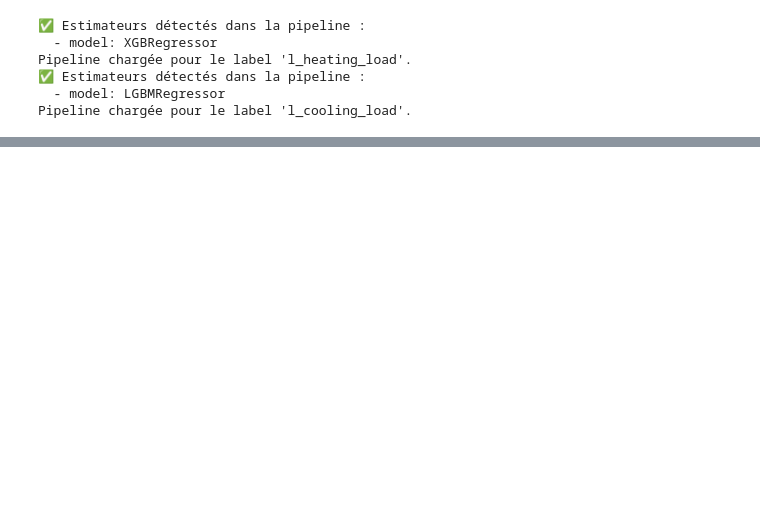
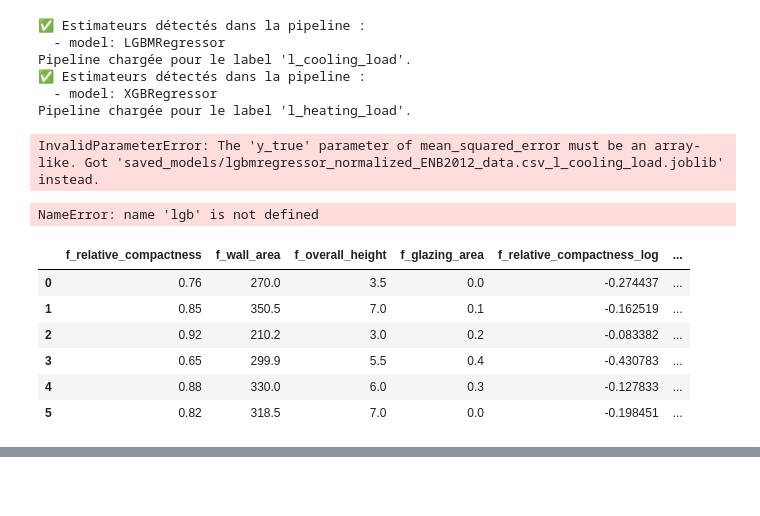
Before and after one commit to nvrel/Conso_Energy, a Jupyter notebook: notebooks/Chargement modele.ipynb, the cells around one changed output, grey strips where cells are left out. Cells and saved outputs as stored; diff of their text form; code cells hidden in the pictures; blank space fills up the shorter version.

Commit message:
Ajout du notebook v3 et des modèles LGBM pour cooling et heating

```diff
--- a/notebooks/Chargement modele.ipynb
+++ b/notebooks/Chargement modele.ipynb
@@ -75,14 +267,76 @@ def load_pipeline_model(model_path: str) -> Pipeline:
 # %%
+model_path_l_cooling_load = 'saved_models/lgbmregressor_normalized_ENB2012_data.csv_l_cooling_load.joblib'
 model_path_l_heating_load = 'saved_models/xgbregressor_normalized_ENB2012_data.csv_l_heating_load.joblib'
-model_path_l_cooling_load = 'saved_models/lgbmregressor_normalized_ENB2012_data.csv_l_cooling_load.joblib'
 
 
-pipeline_l_heating_load = load_pipeline_model(model_path_l_heating_load)
-pipeline_l_cooling_load = load_pipeline_model(model_path_l_cooling_load)
+pipeline_cooling_load = load_pipeline_model(model_path_l_cooling_load)
+pipeline_heating_load = load_pipeline_model(model_path_l_heating_load)
+
+
+# 4) Prédiction (le Pipeline prétraitera puis appellera le booster)
+preds_log_cool = pipeline_cooling_load.predict(X)
+preds_log_heat = pipeline_heating_load.predict(X)
+
+# 5) Inverse du log (ou log1p/boxcox selon le label)
+preds_cool = np.exp(preds_log_cool)   # ou np.expm1 si log1p
+preds_heat = np.exp(preds_log_heat)
+
+# 6) RMSE
+rmse_cool = np.sqrt(mean_squared_error(model_path_l_cooling_load, preds_cool))
+rmse_heat = np.sqrt(mean_squared_error(y_actual_heating_load, preds_heat))
+
+print(f"RMSE Cooling : {rmse_cool:.4f}")
+print(f"RMSE Heating : {rmse_heat:.4f}")
 # %% [output]
+✅ Estimateurs détectés dans la pipeline :
+  - model: LGBMRegressor
+Pipeline chargée pour le label 'l_cooling_load'.
 ✅ Estimateurs détectés dans la pipeline :
   - model: XGBRegressor
 Pipeline chargée pour le label 'l_heating_load'.
-✅ Estimateurs détectés dans la pipeline :
-  - model: LGBMRegressor
-Pipeline chargée pour le label 'l_cooling_load'.
+InvalidParameterError: The 'y_true' parameter of mean_squared_error must be an array-like. Got 'saved_models/lgbmregressor_normalized_ENB2012_data.csv_l_cooling_load.joblib' instead.
+# %%
+
+
+# 1. Charger le Booster depuis le fichier .txt
+m_cooling_load = lgb.Booster(model_file='saved_models/lgbmregressor_normalized_ENB2012_data.csv_l_cooling_load_booster.txt')
+m_heating_load=XGBRegressor()
+m_heating_load = xgb.Booster(model_file='saved_models/xgbregressor_normalized_ENB2012_data.csv_l_heating_load_booster.txt')
+
+# 2) Récupérer la liste des noms de features :
+f_cooling_load = m_cooling_load.feature_name()
+
+# 3) L’afficher :
+print(f_cooling_load)
+# %% [output]
+NameError: name 'lgb' is not defined
+# %%
+# 1) Cooling load (LightGBM accepte le DataFrame directement)
+df_with_predictions = df_transformed.copy()
+# liste des colonnes initiales (sans les colonnes de prédiction)
+feature_cols = m_cooling_load.feature_name()  # ou la liste que vous aviez utilisée à l'entraînement
+
+# reconstruire votre DMatrix sur ces colonnes seules
+dmat_heating = xgb.DMatrix(
+    df_with_predictions[feature_cols],
+    feature_names=feature_cols
+)
+
+# 2) Calculez les prédictions en log
+preds_cooling_log = m_cooling_load.predict(df_with_predictions[feature_cols])
+preds_heating_log = m_heating_load.predict(dmat_heating)
+
+# 3) Appliquez l’inverse du log
+df_with_predictions['predicted_cooling_load'] = np.exp(preds_cooling_log)
+df_with_predictions['predicted_heating_load'] = np.exp(preds_heating_log)
+
+# 3) Vérification
+display(df_with_predictions)
+# %% [output]
+|  | f_relative_compactness | f_wall_area | f_overall_height | f_glazing_area | f_relative_compactness_log | ... |
+| 0 | 0.76 | 270.0 | 3.5 | 0.0 | -0.274437 | ... |
+| 1 | 0.85 | 350.5 | 7.0 | 0.1 | -0.162519 | ... |
+| 2 | 0.92 | 210.2 | 3.0 | 0.2 | -0.083382 | ... |
+| 3 | 0.65 | 299.9 | 5.5 | 0.4 | -0.430783 | ... |
+| 4 | 0.88 | 330.0 | 6.0 | 0.3 | -0.127833 | ... |
+| 5 | 0.82 | 318.5 | 7.0 | 0.0 | -0.198451 | ... |
```
Also changed, not shown: parts of 6 cells of this notebook, 5 other files.
